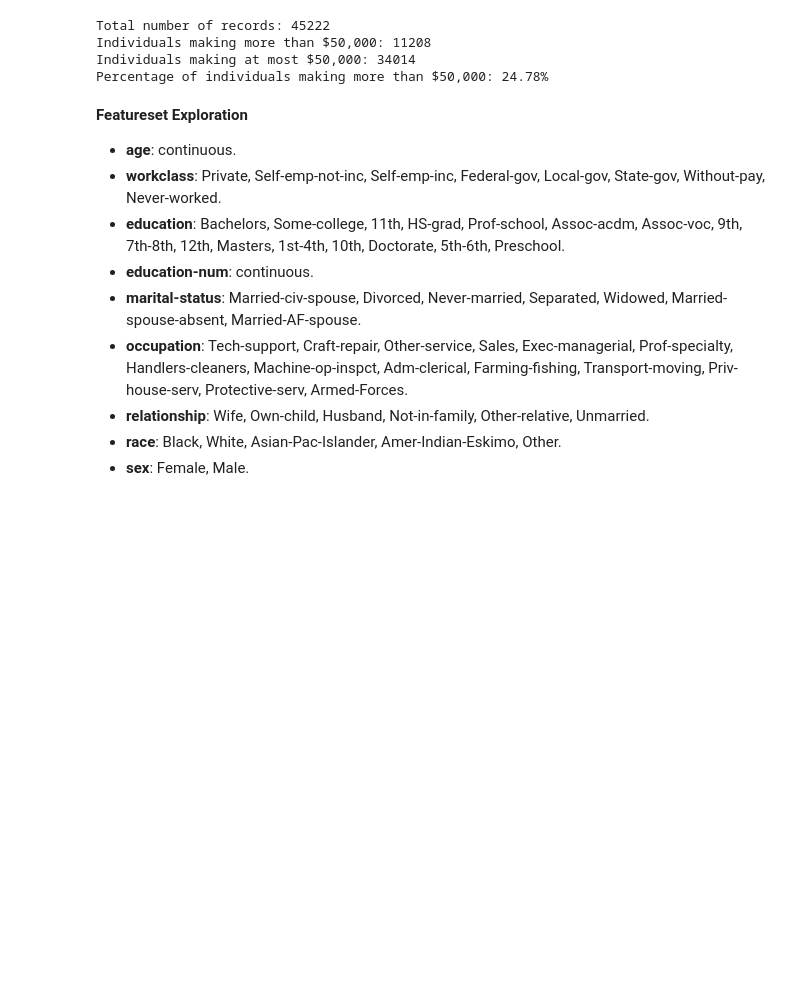
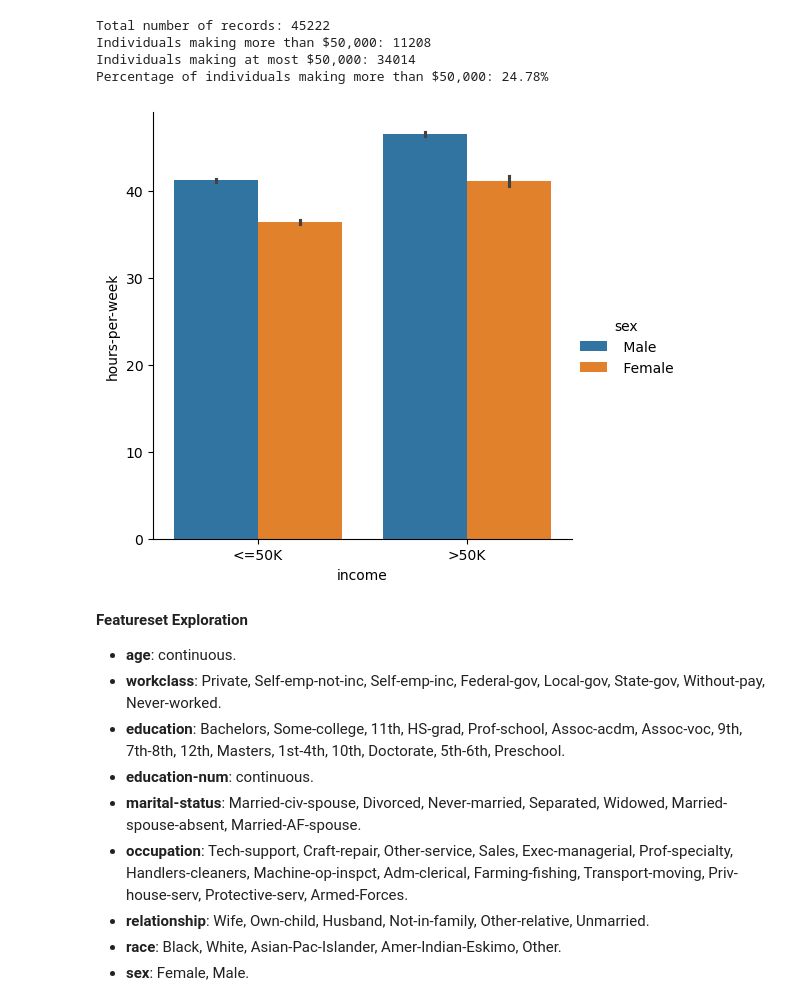
Before and after one commit to jehadadhame/supervised-learning-project, a Jupyter notebook: starter/finding_donors.ipynb, the cells around one changed output. Saved outputs shown, nothing was run; the diff lists cells and outputs as text; code cells hidden in the pictures; blank space fills up the shorter version.

Commit message:
update based on reviewer

```diff
--- a/starter/finding_donors.ipynb
+++ b/starter/finding_donors.ipynb
@@ -78,6 +78,20 @@ Total number of records: 45222
 Individuals making more than $50,000: 11208
 Individuals making at most $50,000: 34014
 Percentage of individuals making more than $50,000: 24.78%
+# %%
+import seaborn as sns
+import matplotlib.pyplot as plt
+
+# Updated code using sns.catplot
+# thanks to the reviewer for the suggestion, this is great tool
+# sns.catplot(x='income', y='capital-gain', hue='sex', data=data, kind='bar')
+# sns.catplot(x='income', y='age', hue='sex', data=data, kind='bar')
+sns.catplot(x='income', y='hours-per-week', hue='sex', data=data, kind='bar')
+
+# Show the plot
+plt.show()
+# %% [output]
+[figure, added]
 # %% [markdown]
 **Featureset Exploration**
 
```
Also changed, not shown: parts of 8 cells of this notebook, 2 other files.
